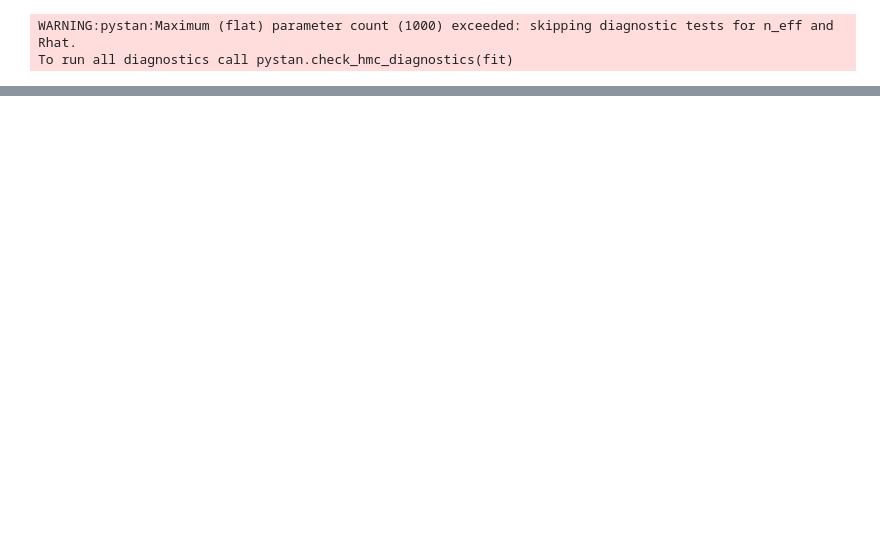
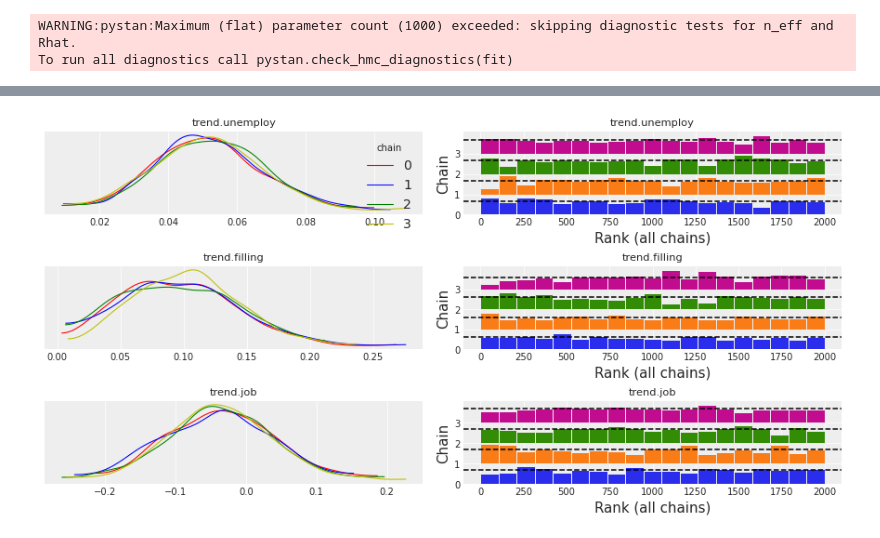
Before and after one commit to uber/orbit, a Jupyter notebook: docs/tutorials/model_diagnostics.ipynb, the cells around one changed output, grey strips where cells are left out. Drawn from its saved outputs; the diff is of its cells as text; code cells hidden in the pictures; blank space fills up the shorter version.

```diff
--- a/docs/tutorials/model_diagnostics.ipynb
+++ b/docs/tutorials/model_diagnostics.ipynb
@@ -90,0 +84,6 @@ _ = plot_posterior_params(dlt_mcmc, kind='pair', pair_type='reg',
+# %%
+plot_param_diagnostics(dlt, which='trace', kind="rank_bars",
+                       legend=True,
+                       chain_prop={"color": ["r", "b","g","y"]});
+# %% [output]
+[figure, added]
```
Also changed, not shown: parts of 36 cells of this notebook.
